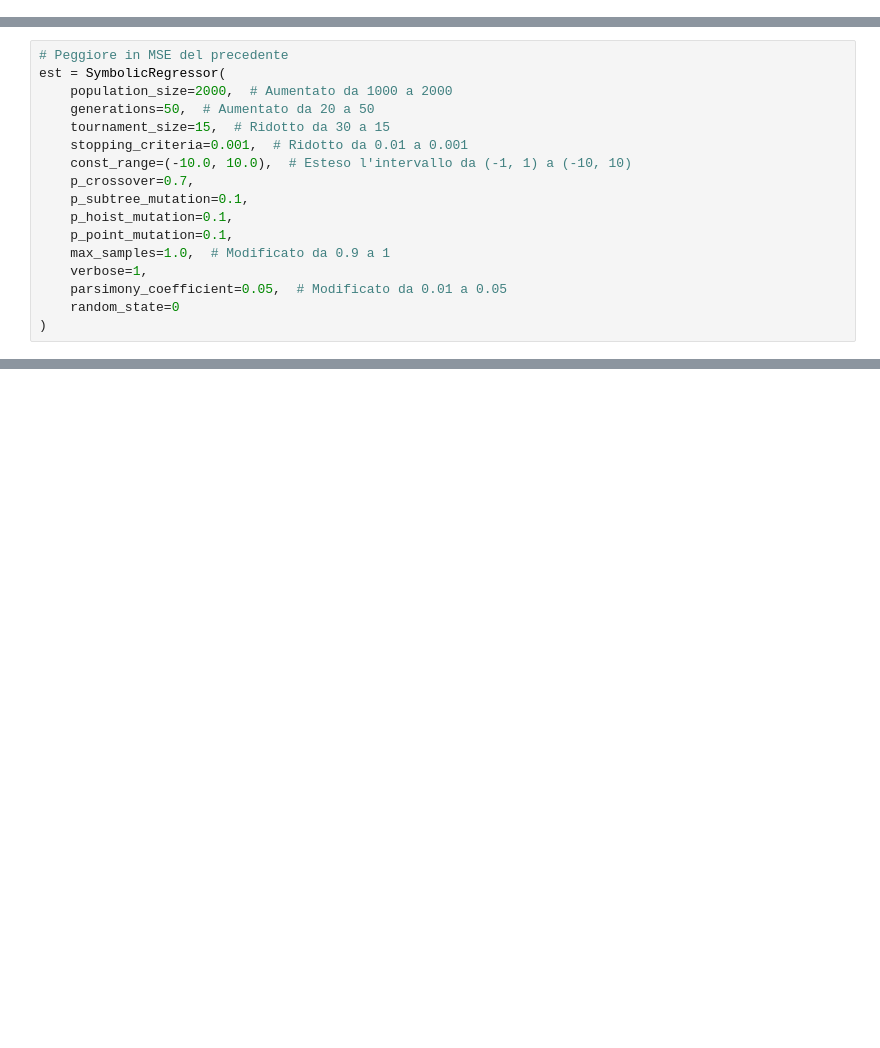
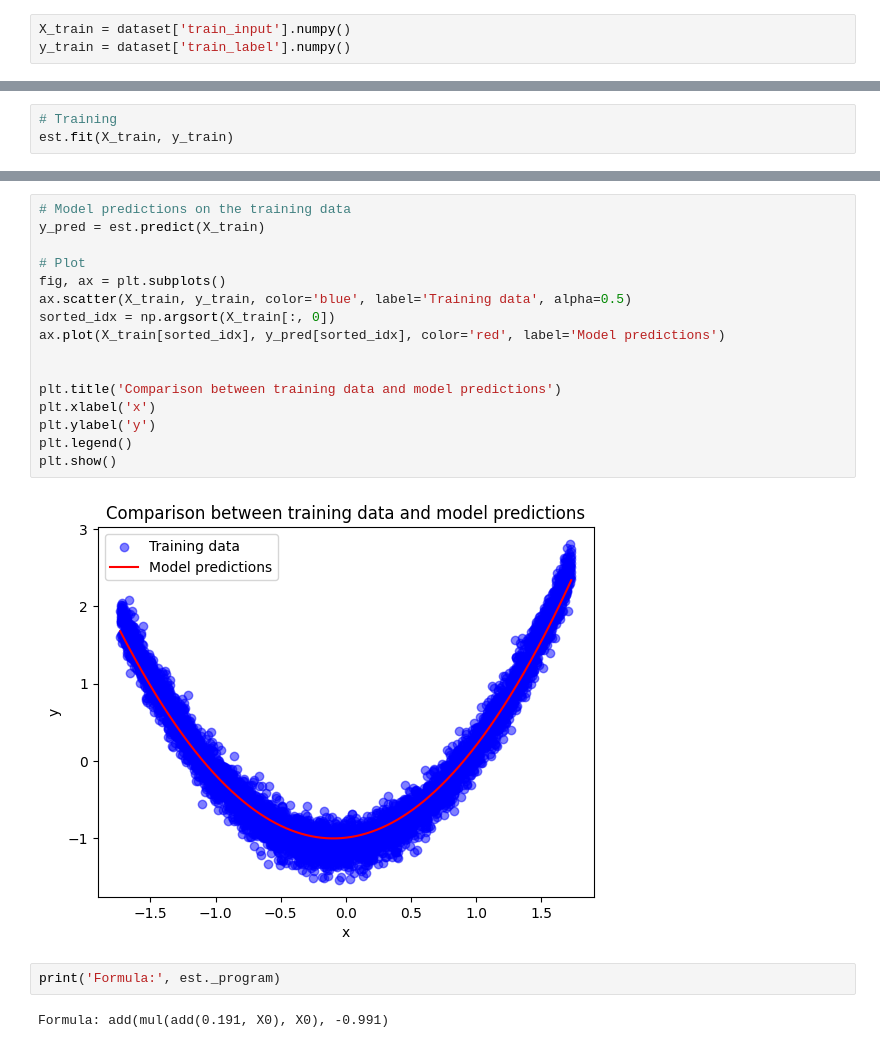
Before and after one commit to MrPio/KAN-Symbolic_Regression, a Jupyter notebook: Comparison_of_different_methods_for_SR.ipynb, the cells around one changed output, grey strips where cells are left out. Cells and saved outputs as stored; diff of their text form; blank space fills up the shorter version.

```diff
--- a/Comparison_of_different_methods_for_SR.ipynb
+++ b/Comparison_of_different_methods_for_SR.ipynb
@@ -21 +164,4 @@ plt.show()
+# %%
+X_train = dataset['train_input'].numpy()
+y_train = dataset['train_label'].numpy()
 # %%
@@ -35,20 +181,3 @@ est = SymbolicRegressor(
     parsimony_coefficient=0.01,
     random_state=0
 )
-# %%
-# Peggiore in MSE del precedente
-est = SymbolicRegressor(
-    population_size=2000,  # Aumentato da 1000 a 2000
-    generations=50,  # Aumentato da 20 a 50
-    tournament_size=15,  # Ridotto da 30 a 15
-    stopping_criteria=0.001,  # Ridotto da 0.01 a 0.001
-    const_range=(-10.0, 10.0),  # Esteso l'intervallo da (-1, 1) a (-10, 10)
-    p_crossover=0.7,
-    p_subtree_mutation=0.1,
-    p_hoist_mutation=0.1,
-    p_point_mutation=0.1,
-    max_samples=1.0,  # Modificato da 0.9 a 1
-    verbose=1,
-    parsimony_coefficient=0.05,  # Modificato da 0.01 a 0.05
-    random_state=0
-)
@@ -115,0 +184,3 @@ Coefficiente di Determinazione (R^2): 0.9727
+# %%
+# Training
+est.fit(X_train, y_train)
@@ -115,0 +210,22 @@ Coefficiente di Determinazione (R^2): 0.9727
+# %%
+# Model predictions on the training data
+y_pred = est.predict(X_train)
+
+# Plot
+fig, ax = plt.subplots()
+ax.scatter(X_train, y_train, color='blue', label='Training data', alpha=0.5)
+sorted_idx = np.argsort(X_train[:, 0])
+ax.plot(X_train[sorted_idx], y_pred[sorted_idx], color='red', label='Model predictions')
+
+
+plt.title('Comparison between training data and model predictions')
+plt.xlabel('x')
+plt.ylabel('y')
+plt.legend()
+plt.show()
+# %% [output]
+[figure, added]
+# %%
+print('Formula:', est._program)
+# %% [output]
+Formula: add(mul(add(0.191, X0), X0), -0.991)
```
Also changed, not shown: parts of 25 cells of this notebook.
